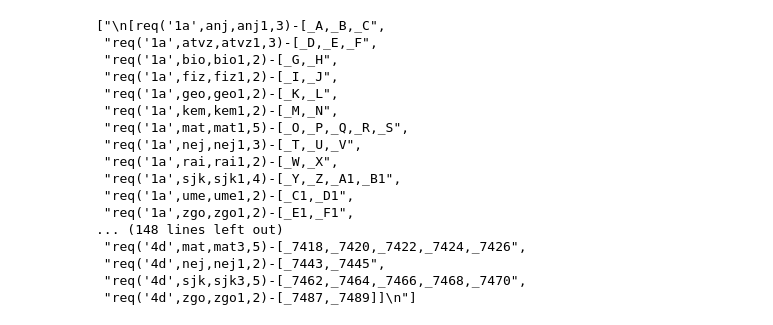
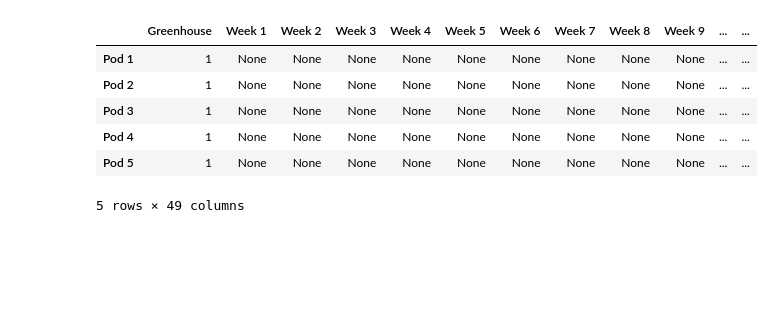
Before and after one commit to finnianmacken/cs152-final, a Jupyter notebook: cs152-final.ipynb, the cells around one changed output. Cells and saved outputs as stored; diff of their text form; code cells hidden in the pictures; blank space fills up the shorter version.

Commit message:
nearly complete scheduler:

```diff
--- a/cs152-final.ipynb
+++ b/cs152-final.ipynb
@@ -5,20 +0,0 @@ X = """
-# %%
-X.split("],")
-# %% [output]
-["\n[req('1a',anj,anj1,3)-[_A,_B,_C",
- "req('1a',atvz,atvz1,3)-[_D,_E,_F",
- "req('1a',bio,bio1,2)-[_G,_H",
- "req('1a',fiz,fiz1,2)-[_I,_J",
- "req('1a',geo,geo1,2)-[_K,_L",
- "req('1a',kem,kem1,2)-[_M,_N",
- "req('1a',mat,mat1,5)-[_O,_P,_Q,_R,_S",
- "req('1a',nej,nej1,3)-[_T,_U,_V",
- "req('1a',rai,rai1,2)-[_W,_X",
- "req('1a',sjk,sjk1,4)-[_Y,_Z,_A1,_B1",
- "req('1a',ume,ume1,2)-[_C1,_D1",
- "req('1a',zgo,zgo1,2)-[_E1,_F1",
-... (148 lines left out)
- "req('4d',mat,mat3,5)-[_7418,_7420,_7422,_7424,_7426",
- "req('4d',nej,nej1,2)-[_7443,_7445",
- "req('4d',sjk,sjk3,5)-[_7462,_7464,_7466,_7468,_7470",
- "req('4d',zgo,zgo1,2)-[_7487,_7489]]\n"]
@@ -24,0 +27,15 @@ X.split("],")
+# %%
+timetable = pd.DataFrame(columns=["Greenhouse"] + [f"Week {i}" for i in range(1, 49)], index=[f'Pod {i}' for i in range(1, 25)]).fillna("None")
+gardener_schedule = pd.DataFrame(columns=["Greenhouse"] + [f"Week {i}" for i in range(1, 49)], index=[f'Pod {i}' for i in range(1, 25)]).fillna("None")
+for i in range(24):
+    timetable.loc[f"Pod {i+1}", f"Greenhouse"] = (i//6)+1
+    gardener_schedule.loc[f"Pod {i+1}", f"Greenhouse"] = (i//6)+1
+timetable.head()
+# %% [output]
+|  | Greenhouse | Week 1 | Week 2 | Week 3 | Week 4 | Week 5 | Week 6 | Week 7 | Week 8 | Week 9 | ... | ... |
+| Pod 1 | 1 | None | None | None | None | None | None | None | None | None | ... | ... |
+| Pod 2 | 1 | None | None | None | None | None | None | None | None | None | ... | ... |
+| Pod 3 | 1 | None | None | None | None | None | None | None | None | None | ... | ... |
+| Pod 4 | 1 | None | None | None | None | None | None | None | None | None | ... | ... |
+| Pod 5 | 1 | None | None | None | None | None | None | None | None | None | ... | ... |
+5 rows × 49 columns
```
Also changed, not shown: parts of 8 cells of this notebook, 5 other files.
